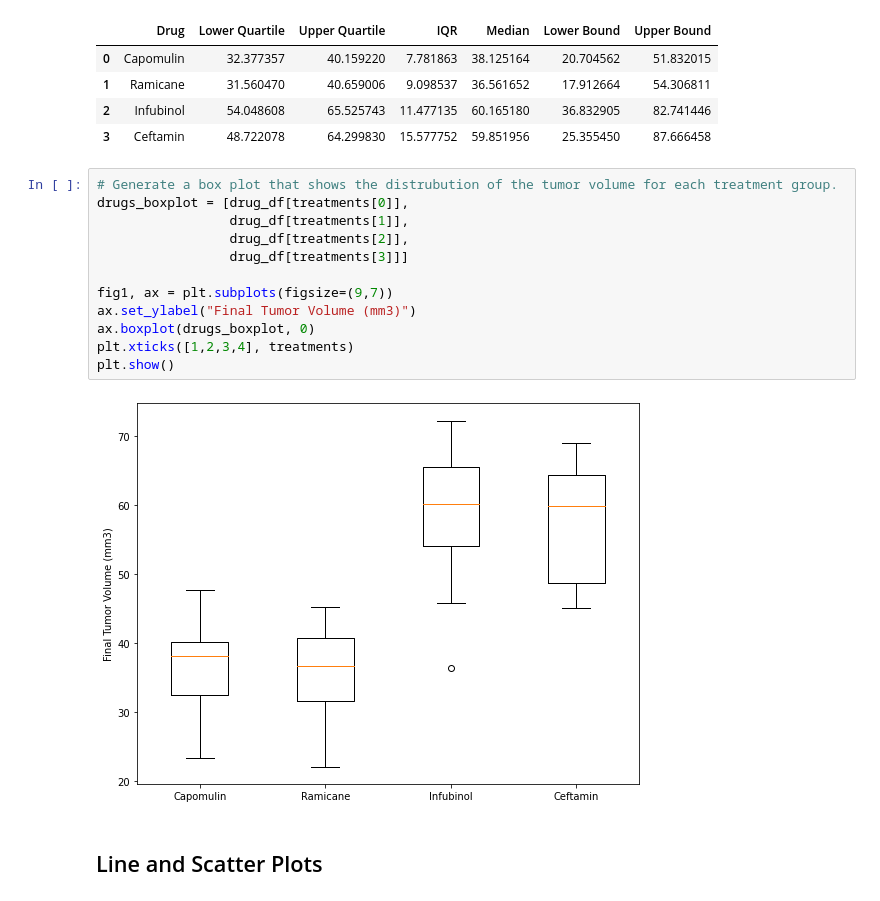
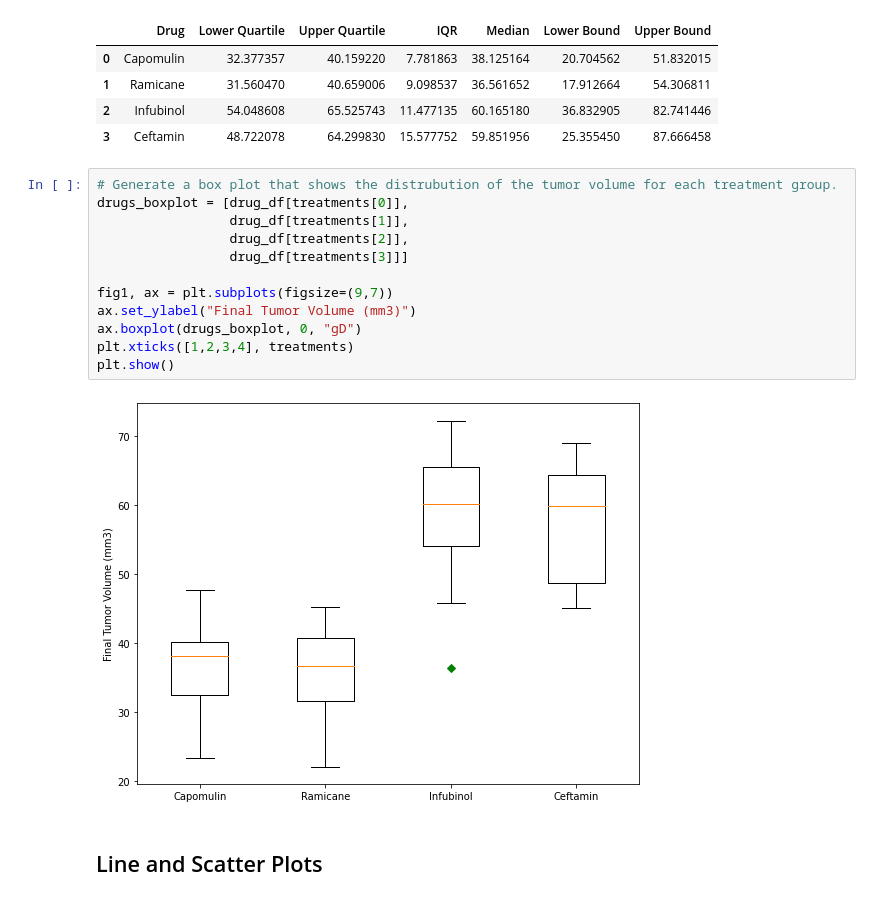
Before and after one commit to andrewdhawthorne/Module-5-Matplotlib-Challenge, a Jupyter notebook: Pymaceuticals/Pymaceuticals_student_solution.ipynb, the cells around one changed output. Cells and saved outputs as stored; diff of their text form.

```diff
--- a/Pymaceuticals/Pymaceuticals_student_solution.ipynb
+++ b/Pymaceuticals/Pymaceuticals_student_solution.ipynb
@@ -415,17 +415,17 @@ outliers_summary_df
 # %%
 # Generate a box plot that shows the distrubution of the tumor volume for each treatment group.
 drugs_boxplot = [drug_df[treatments[0]],
                  drug_df[treatments[1]],
                  drug_df[treatments[2]],
                  drug_df[treatments[3]]]
 
 fig1, ax = plt.subplots(figsize=(9,7))
 ax.set_ylabel("Final Tumor Volume (mm3)")
-ax.boxplot(drugs_boxplot, 0)
+ax.boxplot(drugs_boxplot, 0, "gD")
 plt.xticks([1,2,3,4], treatments)
 plt.show()
 # %% [output]
-[figure, old version]
+[figure, new version]
 # %% [markdown]
 ## Line and Scatter Plots
 # %%
```
Also changed, not shown: parts of 4 cells of this notebook.
